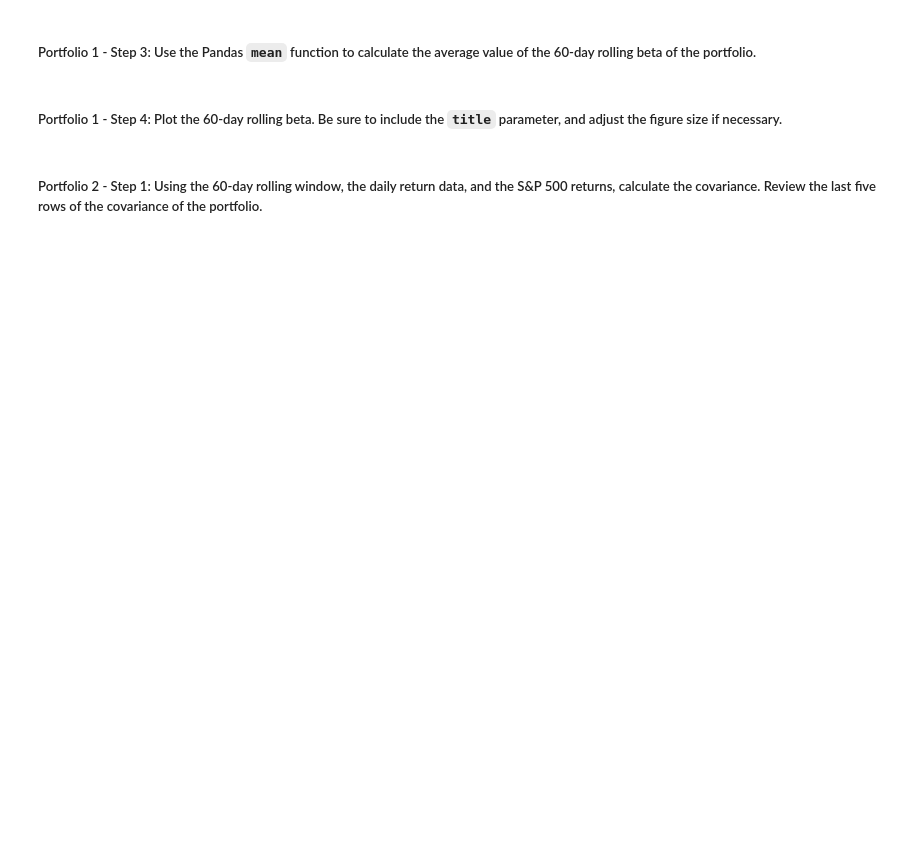
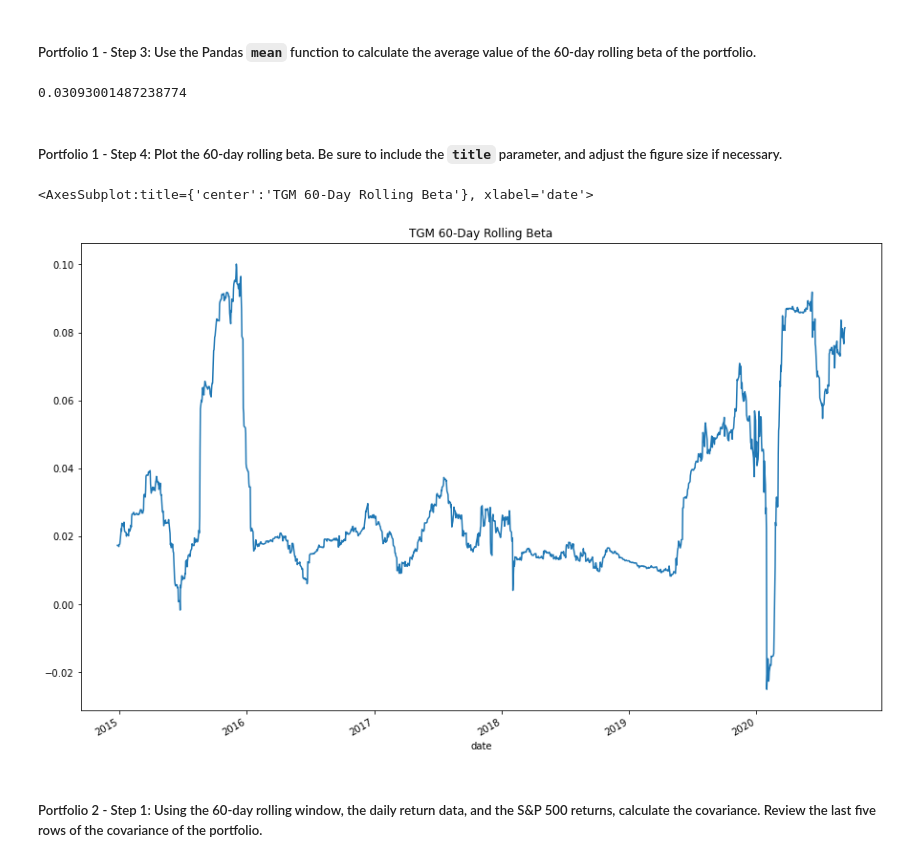
Before and after one commit to MC-Stream/The-Silver-Room, a Jupyter notebook: Module4-C/Starter_Code/risk_return_analysis.ipynb, the cells around one changed output. Drawn from its saved outputs; the diff is of its cells as text; code cells hidden in the pictures; blank space fills up the shorter version.

```diff
--- a/Module4-C/Starter_Code/risk_return_analysis.ipynb
+++ b/Module4-C/Starter_Code/risk_return_analysis.ipynb
@@ -512,4 +512,5 @@ Your analysis is nearing completion. Now, you need to evaluate how the portfolio
 #### Use the Pandas `var` function to calculate the variance of the S&P 500 by using a 60-day rolling window. Visualize the last five rows of the variance of the S&P 500.
 # %%
 # Calculate the variance of the S&P 500 using a rolling 60-day window.
-# YOUR CODE HERE
+snp_60_rolling_variance = all_daily_returns["S&P 500"].rolling(window = 60).var()
+snp_60_rolling_variance.tail()
@@ -528,4 +537,5 @@ Your analysis is nearing completion. Now, you need to evaluate how the portfolio
 # %%
 # Calculate the covariance using a 60-day rolling window
 # Review the last five rows of the covariance data
-# YOUR CODE HERE
+tgm_60_rolling_covariance = tgm_daily_returns.rolling(window = 60).cov(sp500_daily_returns)
+tgm_60_rolling_covariance.tail()
@@ -534,4 +552,5 @@ Your analysis is nearing completion. Now, you need to evaluate how the portfolio
 # %%
 # Calculate the beta based on the 60-day rolling covariance compared to the market (S&P 500)
 # Review the last five rows of the beta information
-# YOUR CODE HERE
+tgm_60_rolling_beta = tgm_60_rolling_covariance / snp_60_rolling_variance
+tgm_60_rolling_beta.tail()
@@ -539,13 +566,19 @@ Your analysis is nearing completion. Now, you need to evaluate how the portfolio
 ##### Portfolio 1 - Step 3: Use the Pandas `mean` function to calculate the average value of the 60-day rolling beta of the portfolio.
 # %%
 # Calculate the average of the 60-day rolling beta
-# YOUR CODE HERE
+tgm_60_rolling_avb = tgm_60_rolling_beta.mean()
+tgm_60_rolling_avb
+# %% [output]
+0.03093001487238774
 # %% [markdown]
 ##### Portfolio 1 - Step 4: Plot the 60-day rolling beta. Be sure to include the `title` parameter, and adjust the figure size if necessary.
 # %%
 # Plot the rolling beta
 # Include a title parameter and adjust the figure size
-# YOUR CODE HERE
+tgm_60_rolling_beta.plot(figsize = (15, 10), title = "TGM 60-Day Rolling Beta")
+# %% [output]
+<AxesSubplot:title={'center':'TGM 60-Day Rolling Beta'}, xlabel='date'>
+[figure, added]
 # %% [markdown]
 ##### Portfolio 2 - Step 1: Using the 60-day rolling window, the daily return data, and the S&P 500 returns, calculate the covariance. Review the last five rows of the covariance of the portfolio.
 # %%
```
Also changed, not shown: parts of 10 cells of this notebook.
